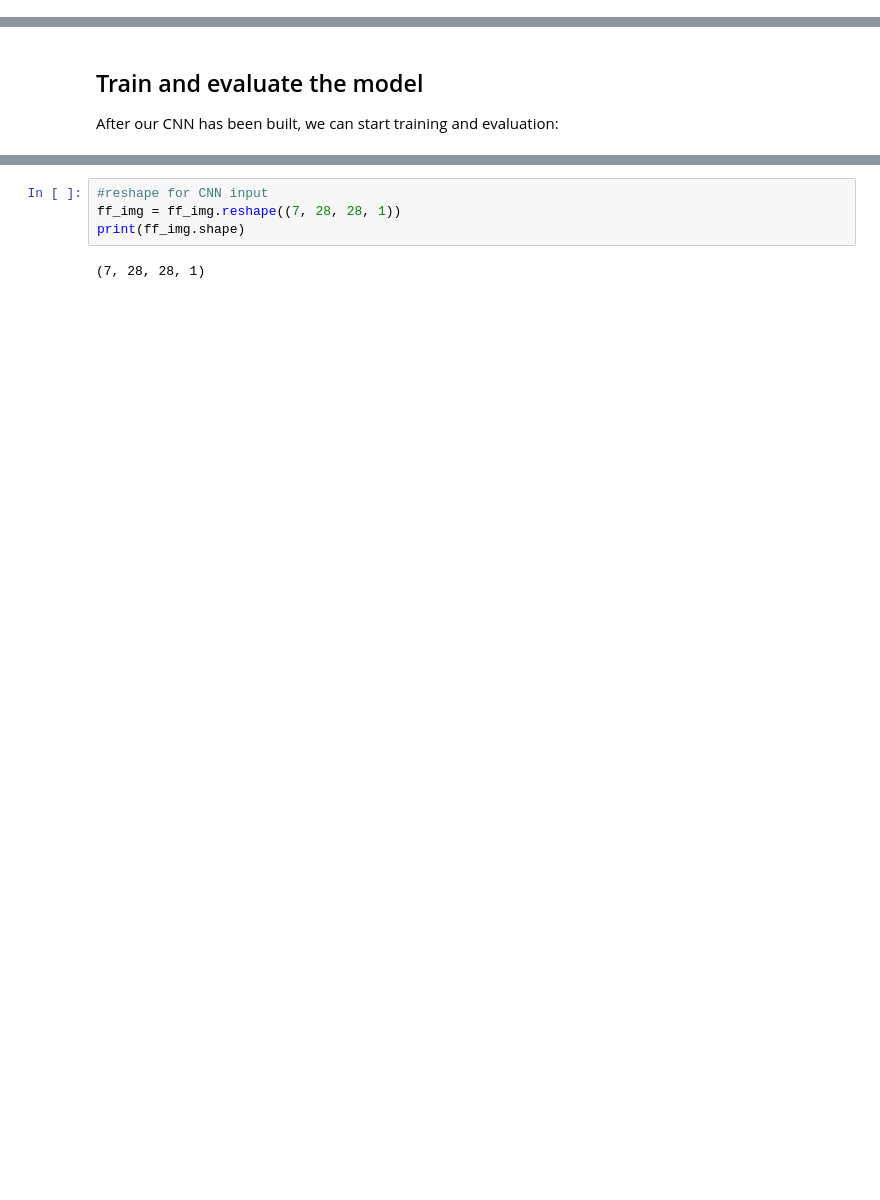
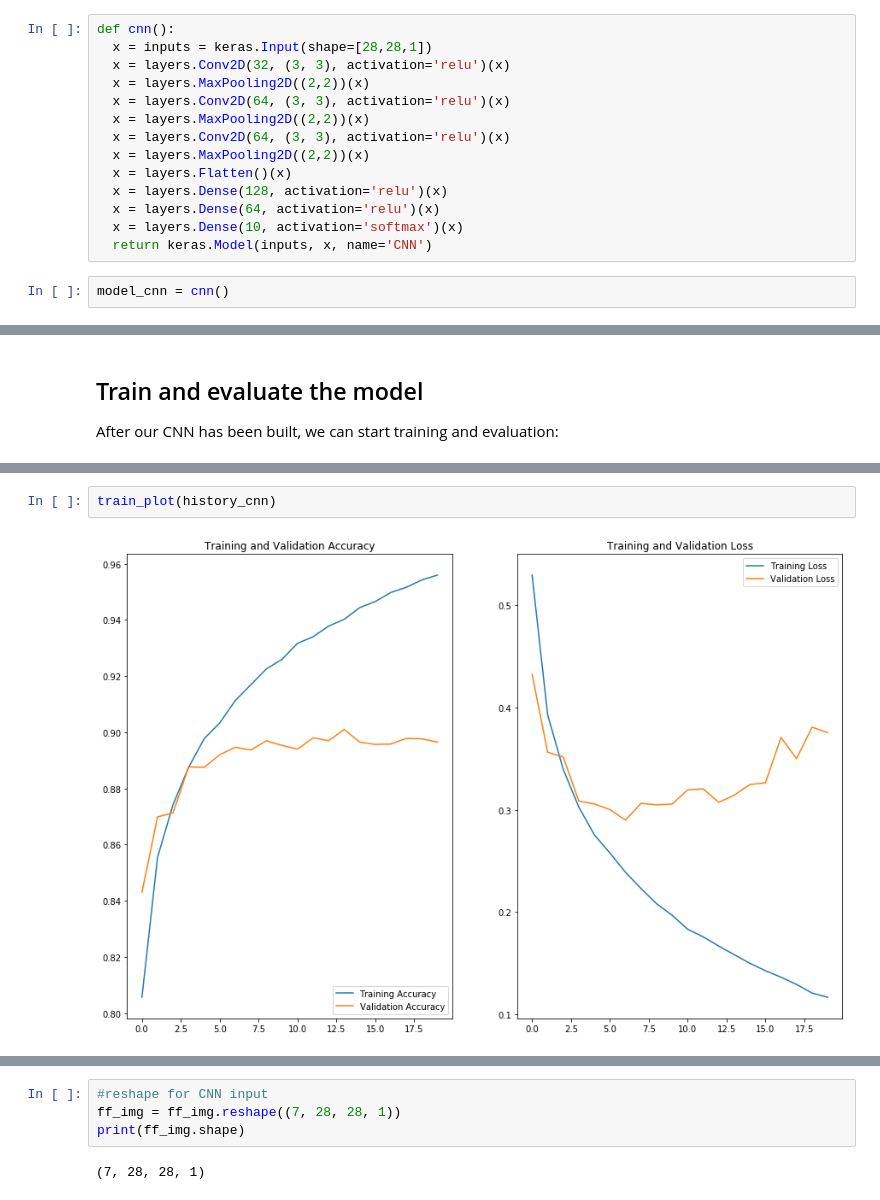
Before and after one commit to thho/dl_ws, a Jupyter notebook: mnist_fashion.ipynb, the cells around one changed output, grey strips where cells are left out. Cells and saved outputs as stored; diff of their text form; blank space fills up the shorter version.

```diff
--- a/mnist_fashion.ipynb
+++ b/mnist_fashion.ipynb
@@ -628 +436,17 @@ model.add(layers.Dense(10, activation='softmax'))
+# %%
+def cnn():
+  x = inputs = keras.Input(shape=[28,28,1])
+  x = layers.Conv2D(32, (3, 3), activation='relu')(x)
+  x = layers.MaxPooling2D((2,2))(x)
+  x = layers.Conv2D(64, (3, 3), activation='relu')(x)
+  x = layers.MaxPooling2D((2,2))(x)
+  x = layers.Conv2D(64, (3, 3), activation='relu')(x)
+  x = layers.MaxPooling2D((2,2))(x)
+  x = layers.Flatten()(x)
+  x = layers.Dense(128, activation='relu')(x)
+  x = layers.Dense(64, activation='relu')(x)
+  x = layers.Dense(10, activation='softmax')(x)
+  return keras.Model(inputs, x, name='CNN')
+# %%
+model_cnn = cnn()
 # %%
@@ -676 +501,5 @@ Epoch 5/5
+# %%
+train_plot(history_cnn)
+# %% [output]
+[figure, added]
 # %%
```
Also changed, not shown: parts of 75 cells of this notebook.
